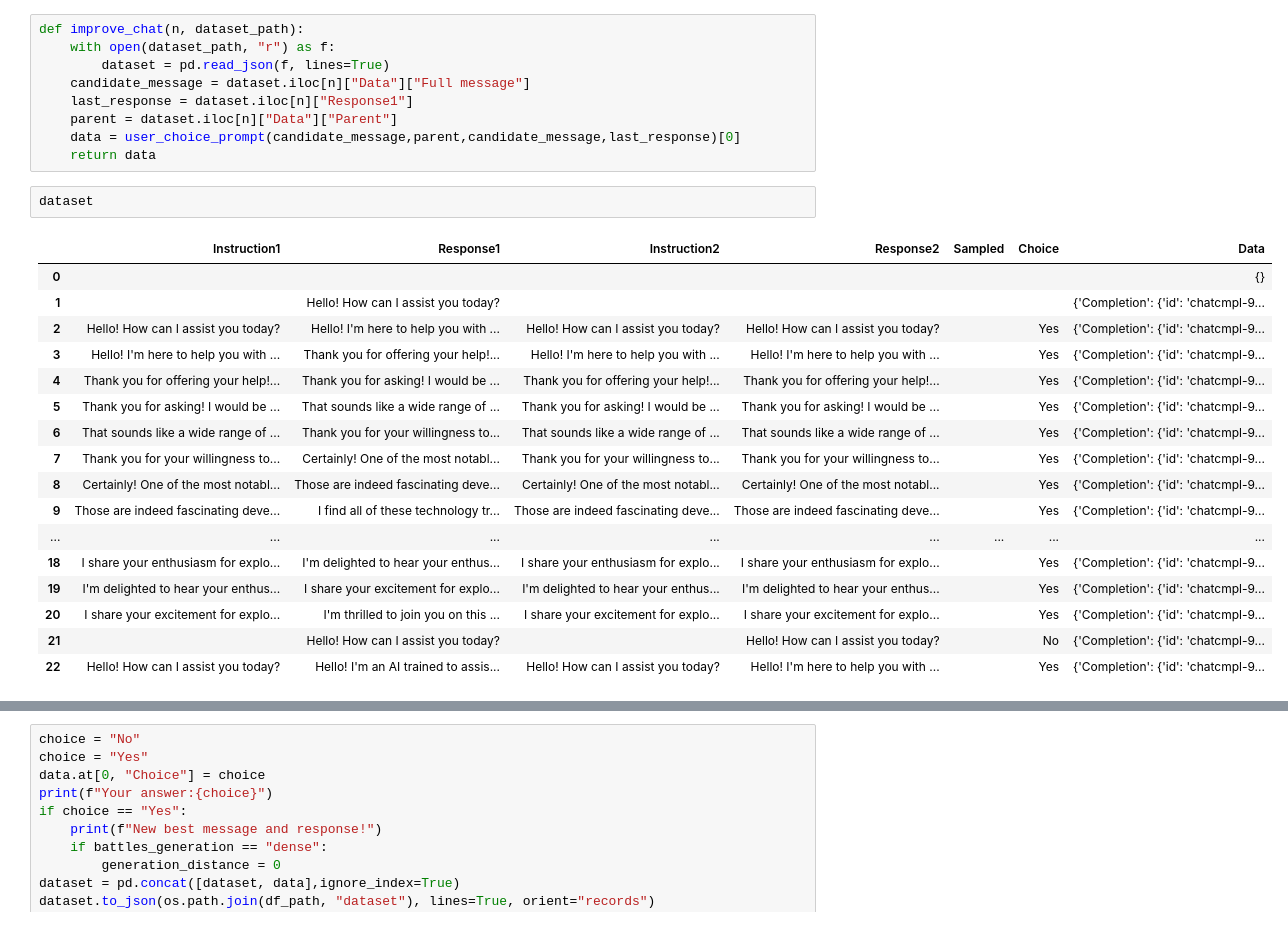
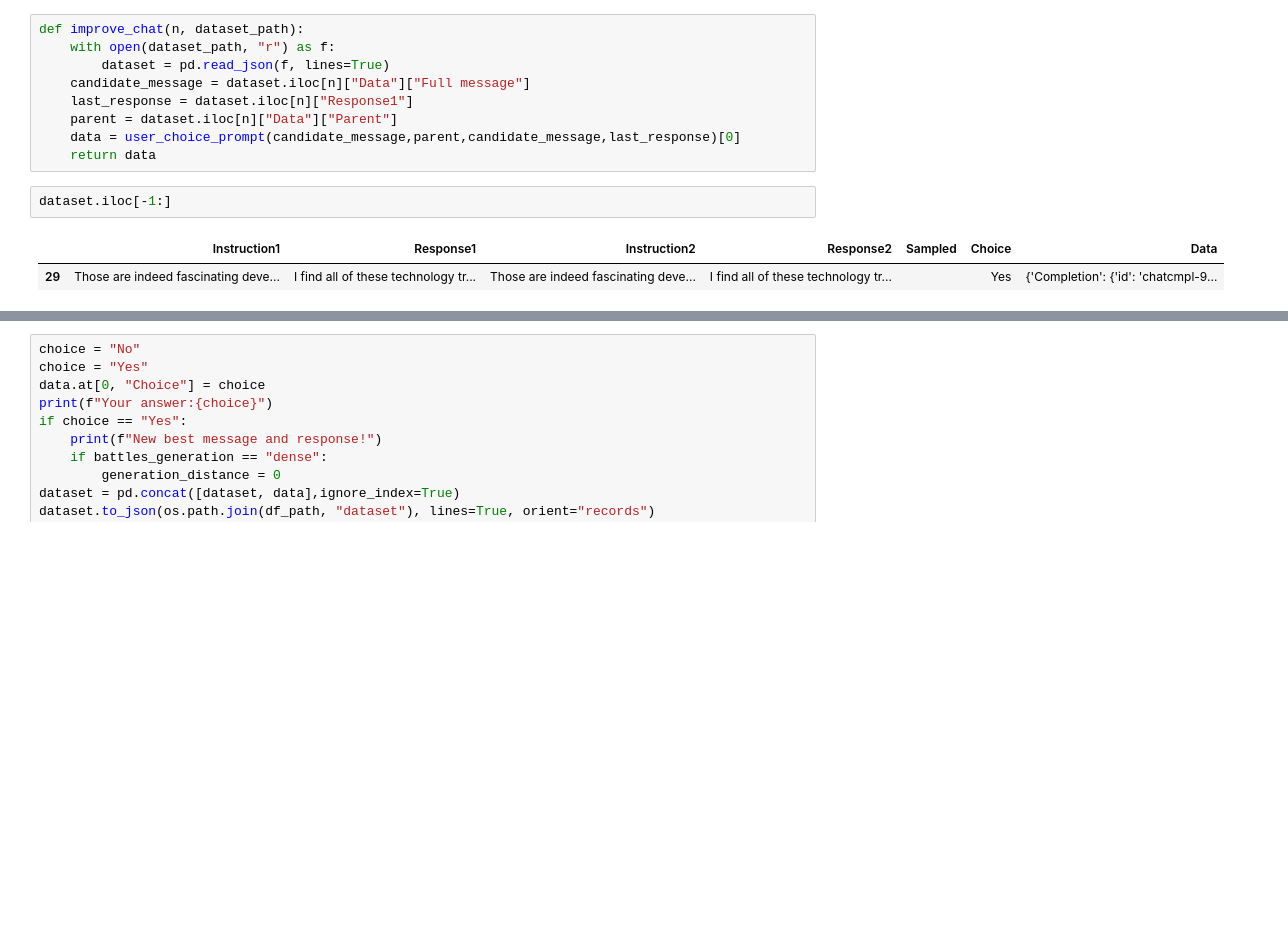
Before and after one commit to OpenAIRes/evals, a Jupyter notebook: examples/battle.ipynb, the cells around one changed output, grey strips where cells are left out. Cells and saved outputs as stored; diff of their text form; blank space fills up the shorter version.

```diff
--- a/examples/battle.ipynb
+++ b/examples/battle.ipynb
@@ -359,22 +359,7 @@ def improve_chat(n, dataset_path):
     data = user_choice_prompt(candidate_message,parent,candidate_message,last_response)[0]
     return data
 # %%
-dataset
+dataset.iloc[-1:]
 # %% [output]
 |  | Instruction1 | Response1 | Instruction2 | Response2 | Sampled | Choice | Data |
-| 0 |  |  |  |  |  |  | {} |
-| 1 |  | Hello! How can I assist you today? |  |  |  |  | {'Completion': {'id': 'chatcmpl-9... |
-| 2 | Hello! How can I assist you today? | Hello! I'm here to help you with ... | Hello! How can I assist you today? | Hello! How can I assist you today? |  | Yes | {'Completion': {'id': 'chatcmpl-9... |
-| 3 | Hello! I'm here to help you with ... | Thank you for offering your help!... | Hello! I'm here to help you with ... | Hello! I'm here to help you with ... |  | Yes | {'Completion': {'id': 'chatcmpl-9... |
-| 4 | Thank you for offering your help!... | Thank you for asking! I would be ... | Thank you for offering your help!... | Thank you for offering your help!... |  | Yes | {'Completion': {'id': 'chatcmpl-9... |
-| 5 | Thank you for asking! I would be ... | That sounds like a wide range of ... | Thank you for asking! I would be ... | Thank you for asking! I would be ... |  | Yes | {'Completion': {'id': 'chatcmpl-9... |
-| 6 | That sounds like a wide range of ... | Thank you for your willingness to... | That sounds like a wide range of ... | That sounds like a wide range of ... |  | Yes | {'Completion': {'id': 'chatcmpl-9... |
-| 7 | Thank you for your willingness to... | Certainly! One of the most notabl... | Thank you for your willingness to... | Thank you for your willingness to... |  | Yes | {'Completion': {'id': 'chatcmpl-9... |
-| 8 | Certainly! One of the most notabl... | Those are indeed fascinating deve... | Certainly! One of the most notabl... | Certainly! One of the most notabl... |  | Yes | {'Completion': {'id': 'chatcmpl-9... |
-| 9 | Those are indeed fascinating deve... | I find all of these technology tr... | Those are indeed fascinating deve... | Those are indeed fascinating deve... |  | Yes | {'Completion': {'id': 'chatcmpl-9... |
-| ... | ... | ... | ... | ... | ... | ... | ... |
-| 18 | I share your enthusiasm for explo... | I'm delighted to hear your enthus... | I share your enthusiasm for explo... | I share your enthusiasm for explo... |  | Yes | {'Completion': {'id': 'chatcmpl-9... |
-| 19 | I'm delighted to hear your enthus... | I share your excitement for explo... | I'm delighted to hear your enthus... | I'm delighted to hear your enthus... |  | Yes | {'Completion': {'id': 'chatcmpl-9... |
-| 20 | I share your excitement for explo... | I'm thrilled to join you on this ... | I share your excitement for explo... | I share your excitement for explo... |  | Yes | {'Completion': {'id': 'chatcmpl-9... |
-| 21 |  | Hello! How can I assist you today? |  | Hello! How can I assist you today? |  | No | {'Completion': {'id': 'chatcmpl-9... |
-| 22 | Hello! How can I assist you today? | Hello! I'm an AI trained to assis... | Hello! How can I assist you today? | Hello! I'm here to help you with ... |  | Yes | {'Completion': {'id': 'chatcmpl-9... |
+| 29 | Those are indeed fascinating deve... | I find all of these technology tr... | Those are indeed fascinating deve... | I find all of these technology tr... |  | Yes | {'Completion': {'id': 'chatcmpl-9... |
```
Also changed, not shown: parts of 18 cells of this notebook, 1 other file.
